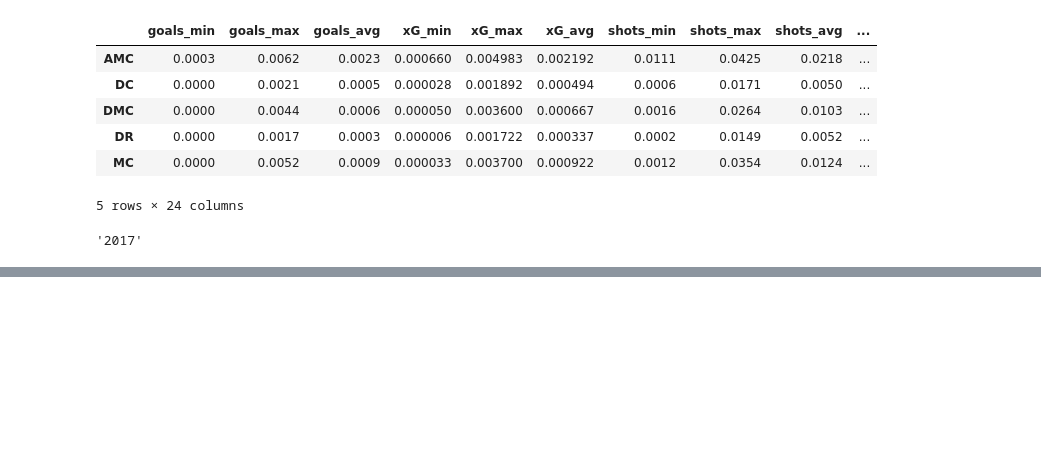
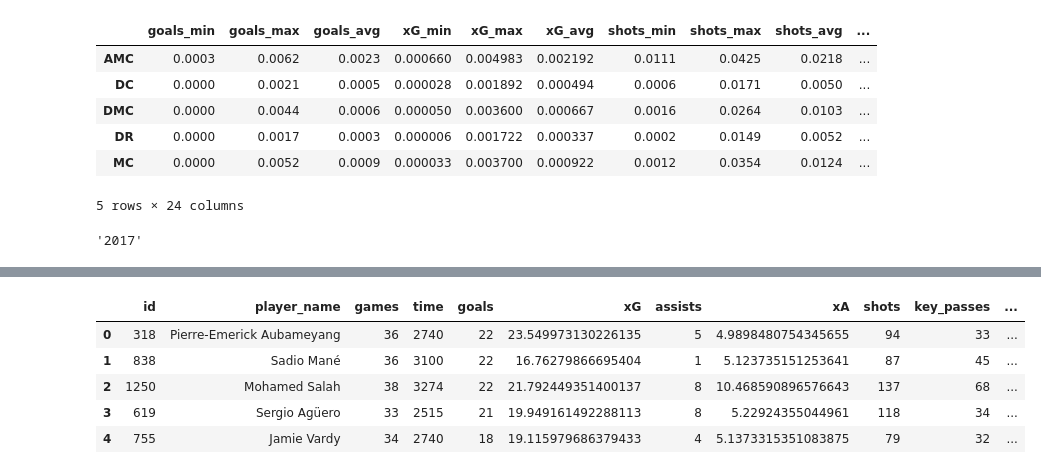
Before and after one commit to VictorOrtins/Futebol, a Jupyter notebook: Scrapping/experiments/OwnScrapper/Understat.ipynb, the cells around one changed output, grey strips where cells are left out. Drawn from its saved outputs; the diff is of its cells as text; code cells hidden in the pictures; blank space fills up the shorter version.

Commit message:
updating Understat Scrapper so it can iterate over stats of a full season

```diff
--- a/Scrapping/experiments/OwnScrapper/Understat.ipynb
+++ b/Scrapping/experiments/OwnScrapper/Understat.ipynb
@@ -99,0 +166,2 @@ player_stats[2][3][1]
+# %%
+games_df, teams_league_stats_df, player_df = scrapper.scrape_league("https://understat.com/league/EPL/2018")
@@ -99,0 +177,9 @@ player_stats[2][3][1]
+# %%
+player_df.head()
+# %% [output]
+|  | id | player_name | games | time | goals | xG | assists | xA | shots | key_passes | ... |
+| 0 | 318 | Pierre-Emerick Aubameyang | 36 | 2740 | 22 | 23.549973130226135 | 5 | 4.9898480754345655 | 94 | 33 | ... |
+| 1 | 838 | Sadio Mané | 36 | 3100 | 22 | 16.76279866695404 | 1 | 5.123735151253641 | 87 | 45 | ... |
+| 2 | 1250 | Mohamed Salah | 38 | 3274 | 22 | 21.792449351400137 | 8 | 10.468590896576643 | 137 | 68 | ... |
+| 3 | 619 | Sergio Agüero | 33 | 2515 | 21 | 19.949161492288113 | 8 | 5.22924355044961 | 118 | 34 | ... |
+| 4 | 755 | Jamie Vardy | 34 | 2740 | 18 | 19.115979686379433 | 4 | 5.1373315351083875 | 79 | 32 | ... |
```
Also changed, not shown: parts of 16 cells of this notebook, 3 other files.
